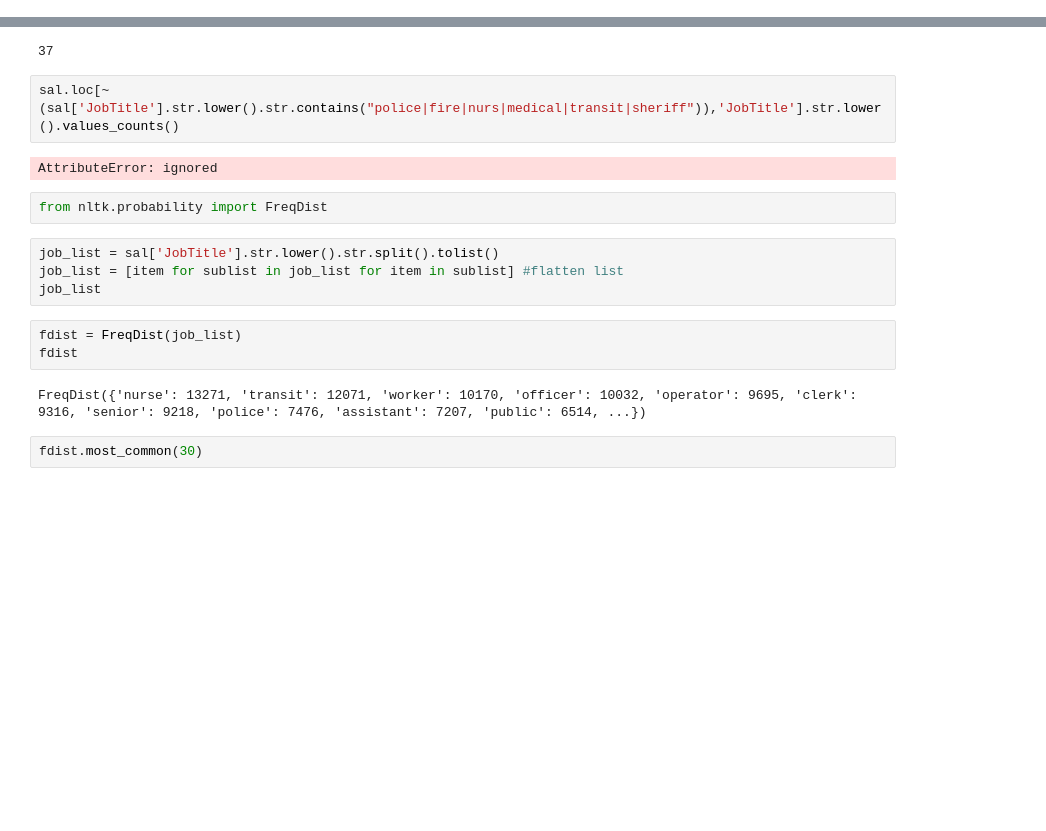
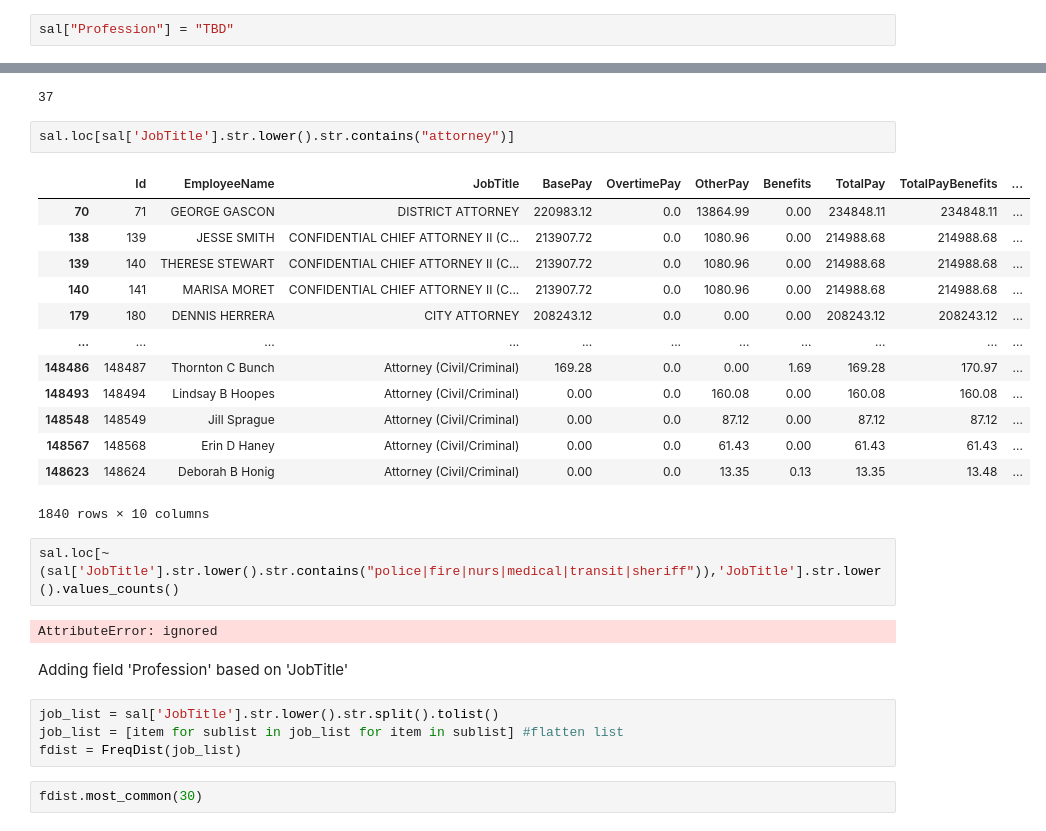
Before and after one commit to savitskaya-om/python, a Jupyter notebook: project/PROJECT.ipynb, the cells around one changed output, grey strips where cells are left out. Drawn from its saved outputs; the diff is of its cells as text; blank space fills up the shorter version.

```diff
--- a/project/PROJECT.ipynb
+++ b/project/PROJECT.ipynb
@@ -339,0 +319,2 @@ sal['JobTitle'].str.lower().nunique()
+# %%
+sal["Profession"] = "TBD"
@@ -345,21 +352,32 @@ sal[sal['JobTitle'].str.lower().str.contains("fire")].JobTitle.nunique()
 sal[sal['JobTitle'].str.lower().str.contains("police")].JobTitle.nunique()
 # %% [output]
 37
+# %%
+sal.loc[sal['JobTitle'].str.lower().str.contains("attorney")]
+# %% [output]
+|  | Id | EmployeeName | JobTitle | BasePay | OvertimePay | OtherPay | Benefits | TotalPay | TotalPayBenefits | ... |
+| 70 | 71 | GEORGE GASCON | DISTRICT ATTORNEY | 220983.12 | 0.0 | 13864.99 | 0.00 | 234848.11 | 234848.11 | ... |
+| 138 | 139 | JESSE SMITH | CONFIDENTIAL CHIEF ATTORNEY II (C... | 213907.72 | 0.0 | 1080.96 | 0.00 | 214988.68 | 214988.68 | ... |
+| 139 | 140 | THERESE STEWART | CONFIDENTIAL CHIEF ATTORNEY II (C... | 213907.72 | 0.0 | 1080.96 | 0.00 | 214988.68 | 214988.68 | ... |
+| 140 | 141 | MARISA MORET | CONFIDENTIAL CHIEF ATTORNEY II (C... | 213907.72 | 0.0 | 1080.96 | 0.00 | 214988.68 | 214988.68 | ... |
+| 179 | 180 | DENNIS HERRERA | CITY ATTORNEY | 208243.12 | 0.0 | 0.00 | 0.00 | 208243.12 | 208243.12 | ... |
+| ... | ... | ... | ... | ... | ... | ... | ... | ... | ... | ... |
+| 148486 | 148487 | Thornton C Bunch | Attorney (Civil/Criminal) | 169.28 | 0.0 | 0.00 | 1.69 | 169.28 | 170.97 | ... |
+| 148493 | 148494 | Lindsay B Hoopes | Attorney (Civil/Criminal) | 0.00 | 0.0 | 160.08 | 0.00 | 160.08 | 160.08 | ... |
+| 148548 | 148549 | Jill Sprague | Attorney (Civil/Criminal) | 0.00 | 0.0 | 87.12 | 0.00 | 87.12 | 87.12 | ... |
+| 148567 | 148568 | Erin D Haney | Attorney (Civil/Criminal) | 0.00 | 0.0 | 61.43 | 0.00 | 61.43 | 61.43 | ... |
+| 148623 | 148624 | Deborah B Honig | Attorney (Civil/Criminal) | 0.00 | 0.0 | 13.35 | 0.13 | 13.35 | 13.48 | ... |
+1840 rows × 10 columns
 # %%
 sal.loc[~(sal['JobTitle'].str.lower().str.contains("police|fire|nurs|medical|transit|sheriff")),'JobTitle'].str.lower().values_counts()
 # %% [output]
 AttributeError: ignored
-# %%
-from nltk.probability import FreqDist
+# %% [markdown]
+Adding field 'Profession' based on 'JobTitle'
 # %%
 job_list = sal['JobTitle'].str.lower().str.split().tolist()
 job_list = [item for sublist in job_list for item in sublist] #flatten list
-job_list
+fdist = FreqDist(job_list)
-# %%
-fdist = FreqDist(job_list)
-fdist
-# %% [output]
-FreqDist({'nurse': 13271, 'transit': 12071, 'worker': 10170, 'officer': 10032, 'operator': 9695, 'clerk': 9316, 'senior': 9218, 'police': 7476, 'assistant': 7207, 'public': 6514, ...})
 # %%
 fdist.most_common(30)
 # %% [output]
```
Also changed, not shown: parts of 6 cells of this notebook.
